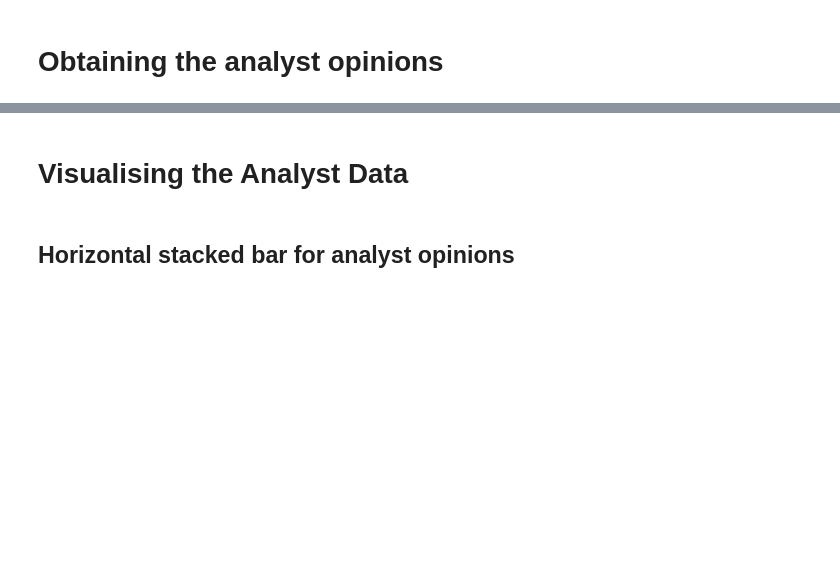
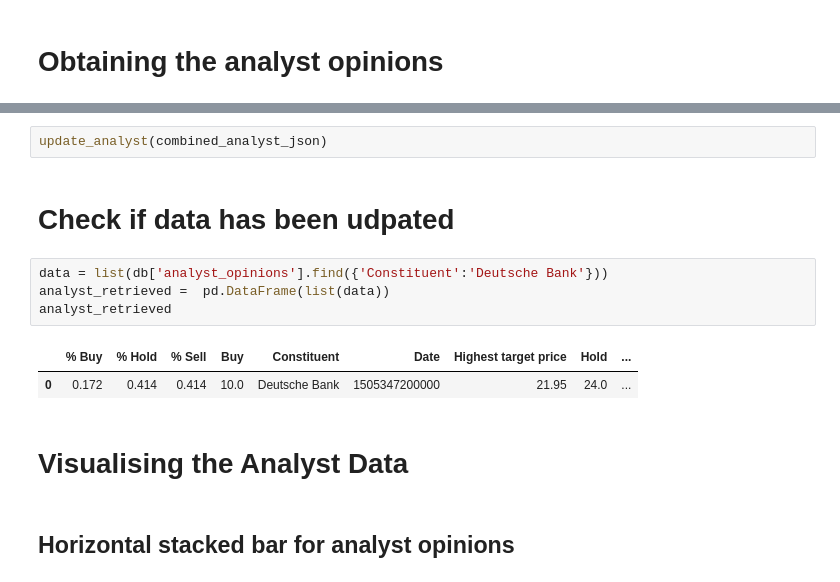
Before and after one commit to Ranga94/dax_project, a Jupyter notebook: analyst_rating_webscraping/scraping_analyst_opinions.ipynb, the cells around one changed output, grey strips where cells are left out. Drawn from its saved outputs; the diff is of its cells as text; blank space fills up the shorter version.

```diff
--- a/analyst_rating_webscraping/scraping_analyst_opinions.ipynb
+++ b/analyst_rating_webscraping/scraping_analyst_opinions.ipynb
@@ -130,3 +205,14 @@ analyst_opinions_table
+# %%
+update_analyst(combined_analyst_json)
+# %% [markdown]
+# Check if data has been udpated
+# %%
+data = list(db['analyst_opinions'].find({'Constituent':'Deutsche Bank'}))
+analyst_retrieved =  pd.DataFrame(list(data))
+analyst_retrieved
+# %% [output]
+|  | % Buy | % Hold | % Sell | Buy | Constituent | Date | Highest target price | Hold | ... |
+| 0 | 0.172 | 0.414 | 0.414 | 10.0 | Deutsche Bank | 1505347200000 | 21.95 | 24.0 | ... |
 # %% [markdown]
 # Visualising the Analyst Data
 # %% [markdown]
```
Also changed, not shown: parts of 24 cells of this notebook, 5 other files.
